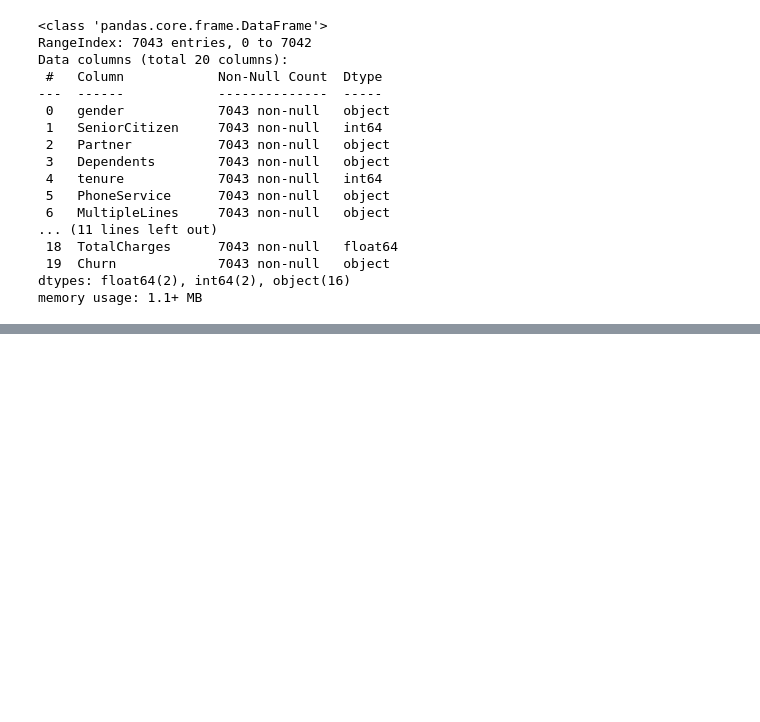
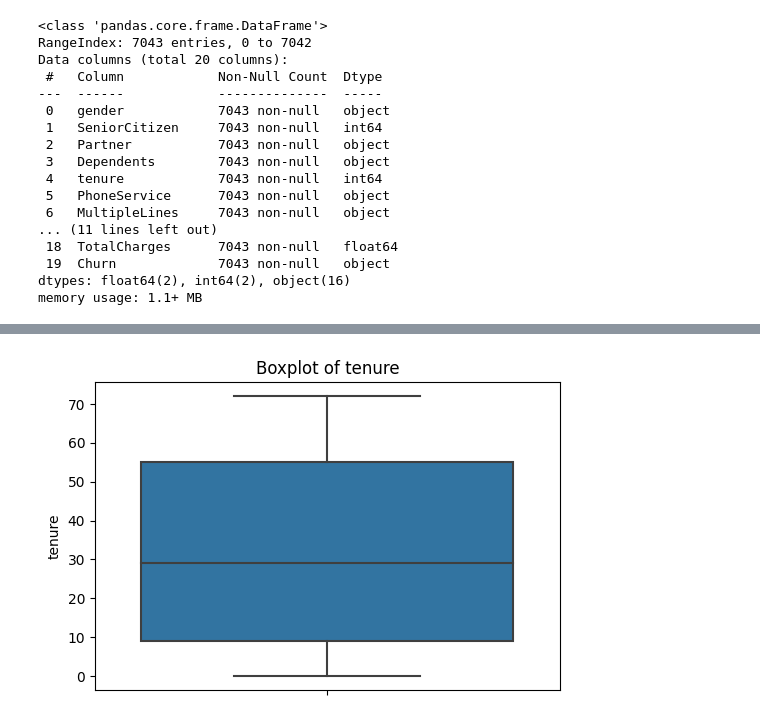
Before and after one commit to razzaq-99/Customer-Churn-Prediction, a Jupyter notebook: customer_churn.ipynb, the cells around one changed output, grey strips where cells are left out. Saved outputs shown, nothing was run; the diff lists cells and outputs as text; code cells hidden in the pictures; blank space fills up the shorter version.

```diff
--- a/customer_churn.ipynb
+++ b/customer_churn.ipynb
@@ -137,0 +179,13 @@ memory usage: 1.1+ MB
+# %%
+## Box Plot for numerical features:
+def box_plot(df,column_name):
+    plt.figure(figsize=(6, 4))
+    sns.boxplot(y = df[column_name])
+    plt.title(f'Boxplot of {column_name}')
+
+    plt.ylabel(column_name)
+    plt.show()
+# %%
+box_plot(df , 'tenure')
+# %% [output]
+[figure, added]
```
Also changed, not shown: parts of 10 cells of this notebook.
